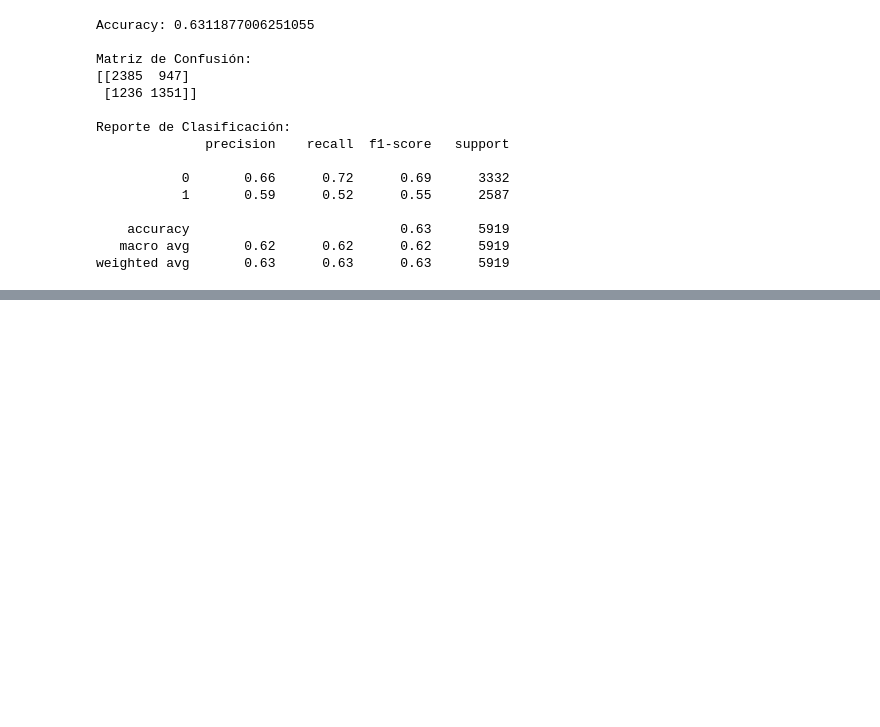
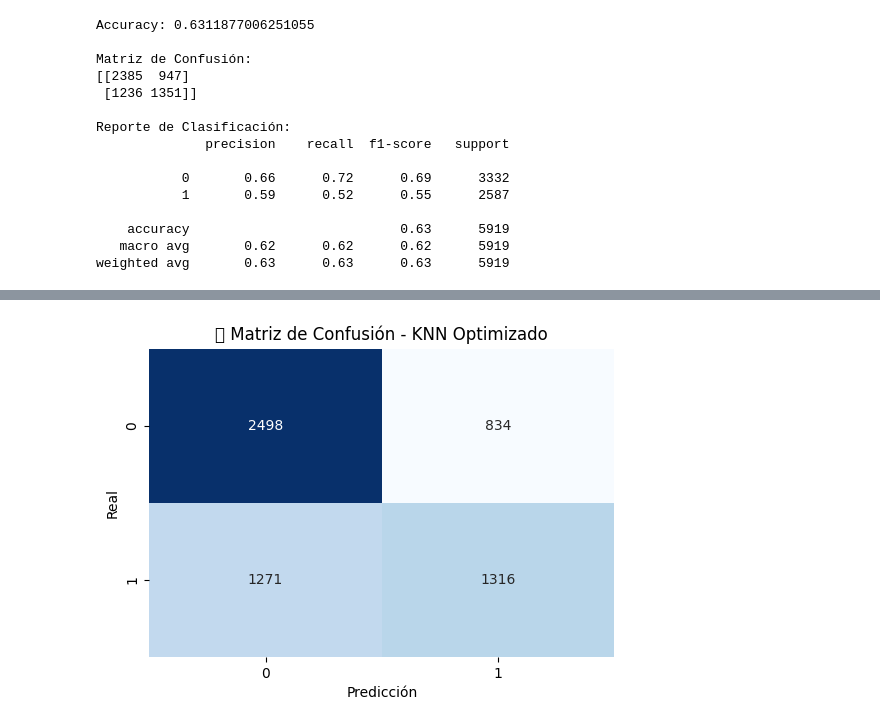
Before and after one commit to canunz/LIBRARY-django, a Jupyter notebook: KNN.ipynb, the cells around one changed output, grey strips where cells are left out. Saved outputs shown, nothing was run; the diff lists cells and outputs as text; code cells hidden in the pictures; blank space fills up the shorter version.

```diff
--- a/KNN.ipynb
+++ b/KNN.ipynb
@@ -85,0 +153,17 @@ Clase 1: Recall bajo (0.52), aunque mejor que en regresión logística.
+# %%
+# 📊 Visualización de la matriz de confusión con heatmap
+import seaborn as sns
+import matplotlib.pyplot as plt
+from sklearn.metrics import confusion_matrix
+
+# Crear matriz con el mejor modelo
+cm = confusion_matrix(y_test, y_pred_grid)
+
+plt.figure(figsize=(6, 4))
+sns.heatmap(cm, annot=True, fmt='d', cmap='Blues', cbar=False)
+plt.title("🔍 Matriz de Confusión - KNN Optimizado")
+plt.xlabel("Predicción")
+plt.ylabel("Real")
+plt.show()
+# %% [output]
+[figure, added]
```
Also changed, not shown: parts of 7 cells of this notebook.
